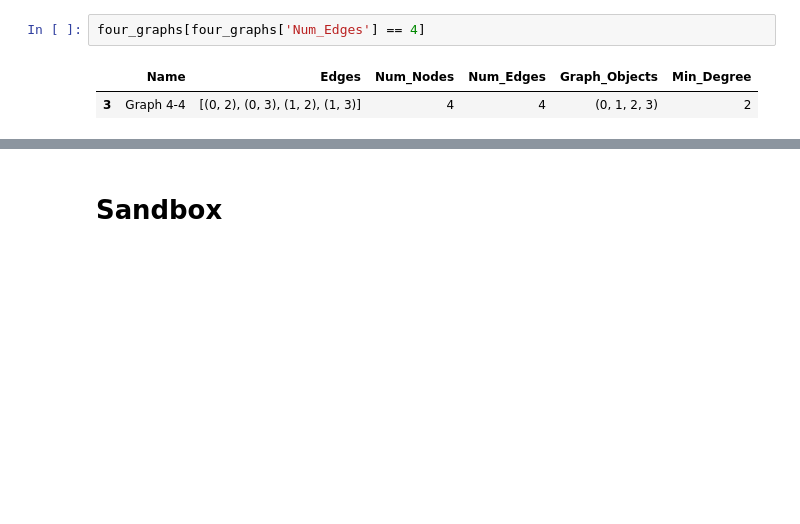
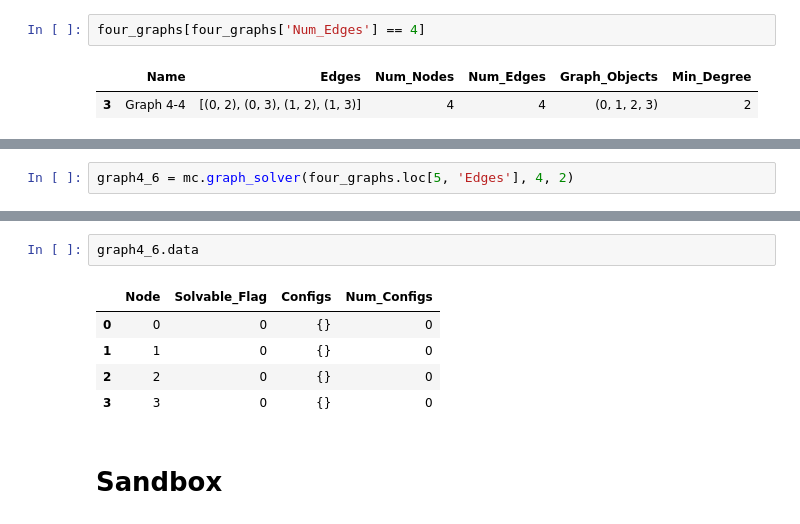
Before and after one commit to briennehayes/MystPuzzle, a Jupyter notebook: MystPuzzle2.ipynb, the cells around one changed output, grey strips where cells are left out. Cells and saved outputs as stored; diff of their text form; blank space fills up the shorter version.

```diff
--- a/MystPuzzle2.ipynb
+++ b/MystPuzzle2.ipynb
@@ -74,0 +104,2 @@ eight_graphs[eight_graphs['Num_Edges'] == 8]
+# %%
+graph4_6 = mc.graph_solver(four_graphs.loc[5, 'Edges'], 4, 2)
@@ -75,3 +124,11 @@ eight_graphs[eight_graphs['Num_Edges'] == 8]
+# %%
+graph4_6.data
+# %% [output]
+|  | Node | Solvable_Flag | Configs | Num_Configs |
+| 0 | 0 | 0 | {} | 0 |
+| 1 | 1 | 0 | {} | 0 |
+| 2 | 2 | 0 | {} | 0 |
+| 3 | 3 | 0 | {} | 0 |
 # %% [markdown]
 # Sandbox
 # %%
```
Also changed, not shown: parts of 5 cells of this notebook, 1 other file.
